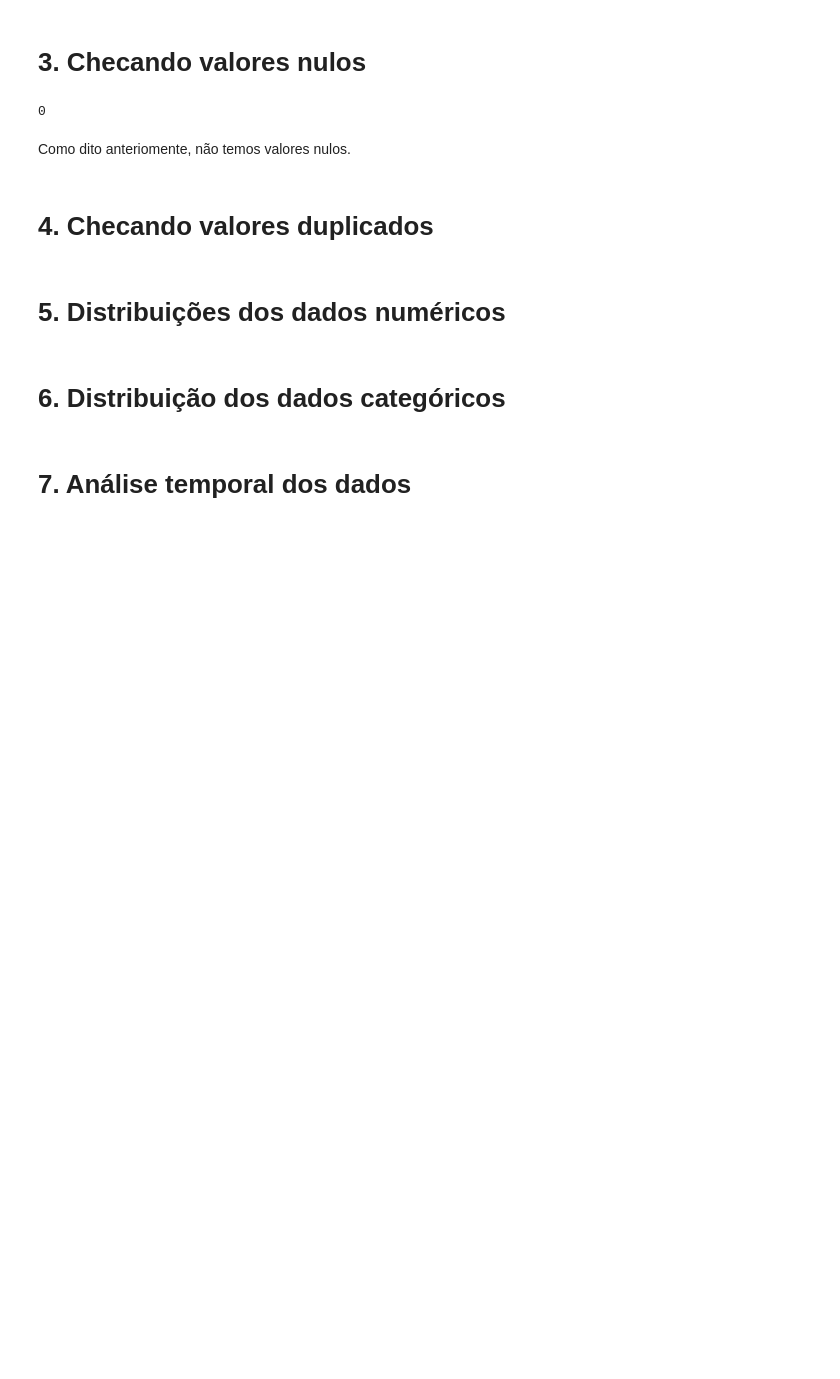
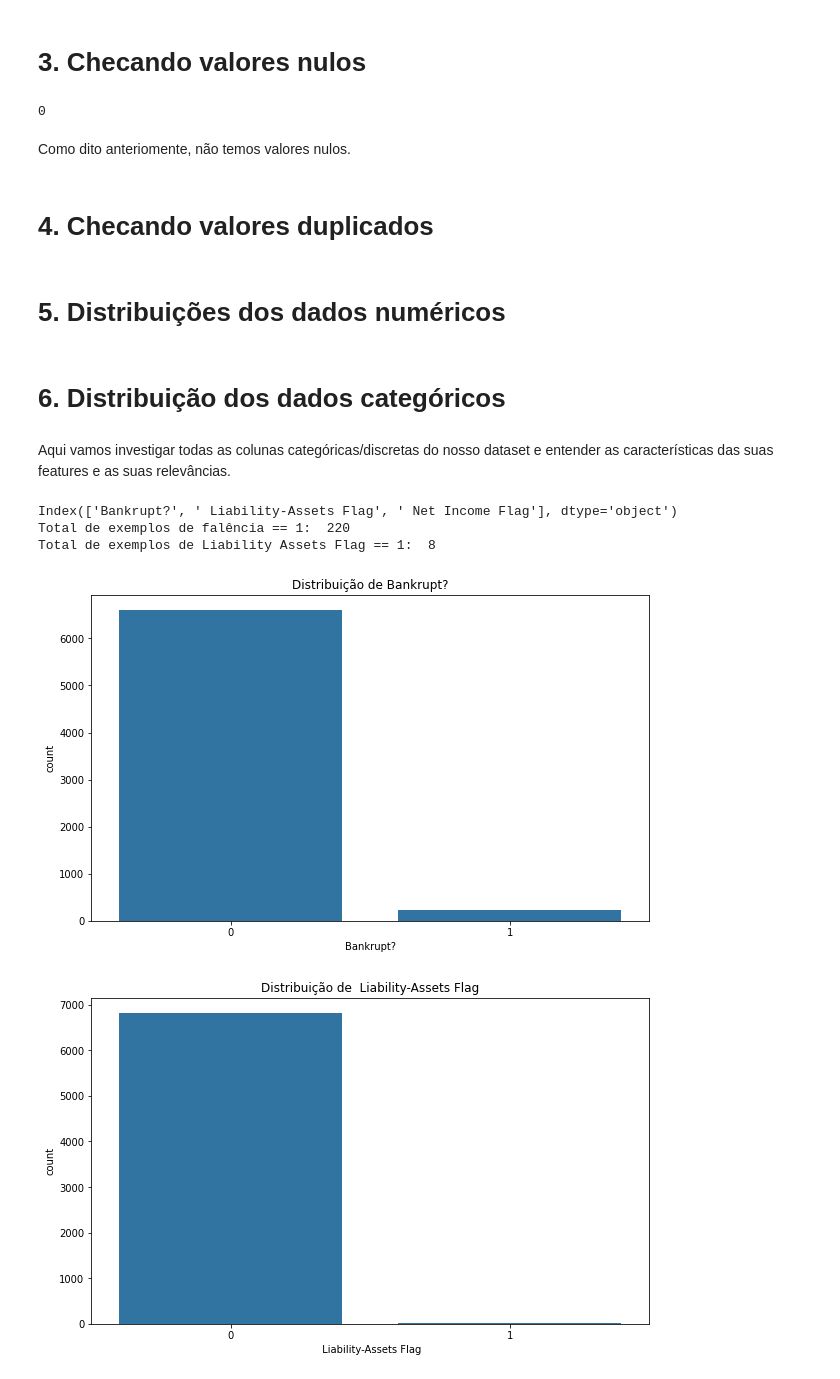
Before and after one commit to BiancaCarneiro/Projeto-AM, a Jupyter notebook: Segundo Projeto/analise_exploratoria_dos_dados.ipynb, the cells around one changed output. Saved outputs shown, nothing was run; the diff lists cells and outputs as text; code cells hidden in the pictures; blank space fills up the shorter version.

Commit message:
6.Distribuição dos dados categoricos

```diff
--- a/Segundo Projeto/analise_exploratoria_dos_dados.ipynb
+++ b/Segundo Projeto/analise_exploratoria_dos_dados.ipynb
@@ -117,5 +117,26 @@ Como dito anteriomente, não temos valores nulos.
 # 5. Distribuições dos dados numéricos
 # %% [markdown]
 # 6. Distribuição dos dados categóricos
-# %% [markdown]
-# 7. Análise temporal dos dados
+# %% [markdown]
+Aqui vamos investigar todas as colunas categóricas/discretas do nosso dataset e entender as características das suas features e as suas relevâncias.
+# %%
+colunas_discretas = df.select_dtypes(include=['int', 'int64']).columns
+print(colunas_discretas)
+
+total_bank = (df[colunas_discretas[0]] == 1).sum()
+print("Total de exemplos de falência == 1: ", total_bank)
+
+total_bank = (df[colunas_discretas[1]] == 1).sum()
+print("Total de exemplos de Liability Assets Flag == 1: ", total_bank)
+
+for coluna in colunas_discretas:
+    plt.figure(figsize=(10, 6))
+    sns.countplot(data=df, x=coluna)
+    plt.title(f'Distribuição de {coluna}')
+    plt.show()
+# %% [output]
+Index(['Bankrupt?', ' Liability-Assets Flag', ' Net Income Flag'], dtype='object')
+Total de exemplos de falência == 1:  220
+Total de exemplos de Liability Assets Flag == 1:  8
+[figure, added]
+[figure, added]
```
Also changed, not shown: parts of 3 cells of this notebook, 1 other file.
